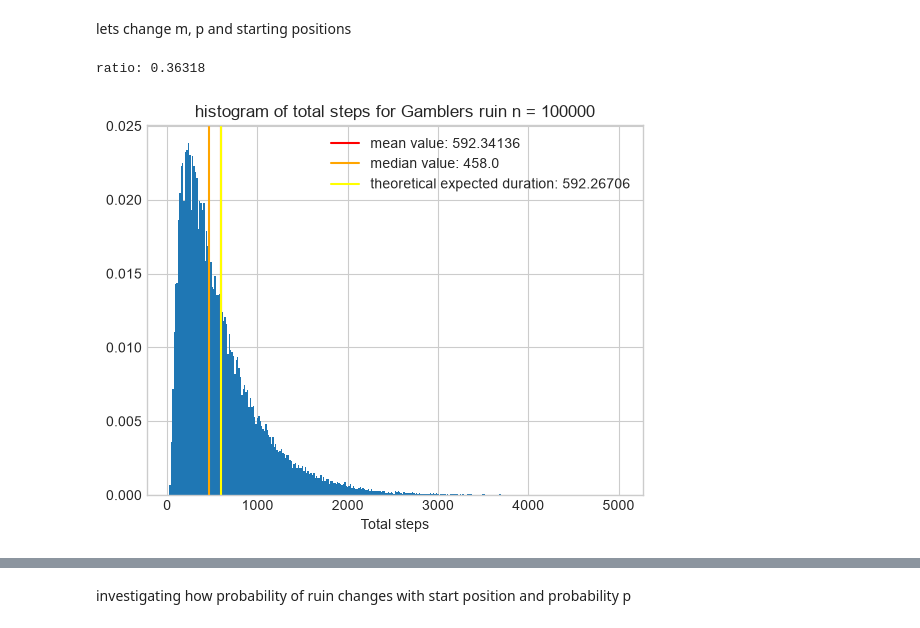
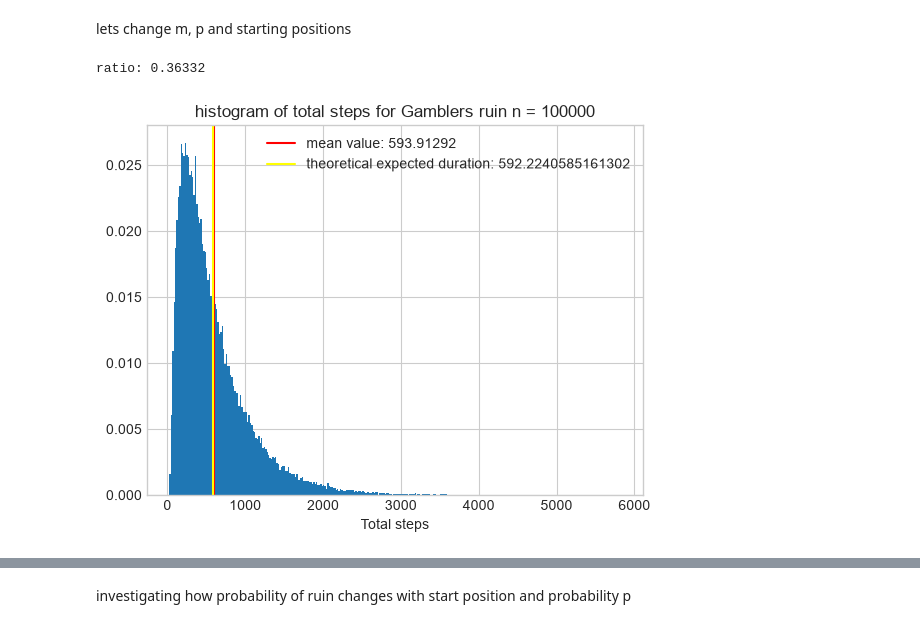
Before and after one commit to HA-Ward/Exploration-of-Stochastic-Processes-with-Computational-Implementation, a Jupyter notebook: notebooks/analysis.ipynb, the cells around one changed output, grey strips where cells are left out. Cells and saved outputs as stored; diff of their text form; code cells hidden in the pictures.

```diff
--- a/notebooks/analysis.ipynb
+++ b/notebooks/analysis.ipynb
@@ -138,26 +141,25 @@ lets change m, p and starting positions
 # %%
 n_paths = 100000
 m = 50
 p = 0.51
 a = 20
 paths, final_positions, steps = simulate_gamblers_ruin(n_paths, a,p, m)
 
 rho = (1-p)/p
 expected_duration = (1/(1-2*p))*(a-m*((1-rho**a)/(1-rho**m)))
 
 mean_duration = np.mean(steps)
 median_duration = np.median(steps)
 
 plt.hist(steps, bins=320, weights=np.ones_like(steps) / len(steps))
 plt.title("histogram of total steps for Gamblers ruin n = 100000")
 plt.axvline(x = mean_duration, color = "red", label = f"mean value: {mean_duration}")
-plt.axvline(x = median_duration, color = "orange", label = f"median value: {median_duration}")
 plt.axvline(x = expected_duration, color = "yellow", label = f"theoretical expected duration: {expected_duration}")
 plt.legend()
 plt.xlabel("Total steps")
 
 ratio = np.sum(np.array(final_positions) == 0)/n_paths
 print("ratio:", ratio)
 # %% [output]
-ratio: 0.36318
+ratio: 0.36332
-[figure, old version]
+[figure, new version]
```
Also changed, not shown: parts of 2 cells of this notebook, 3 other files.
